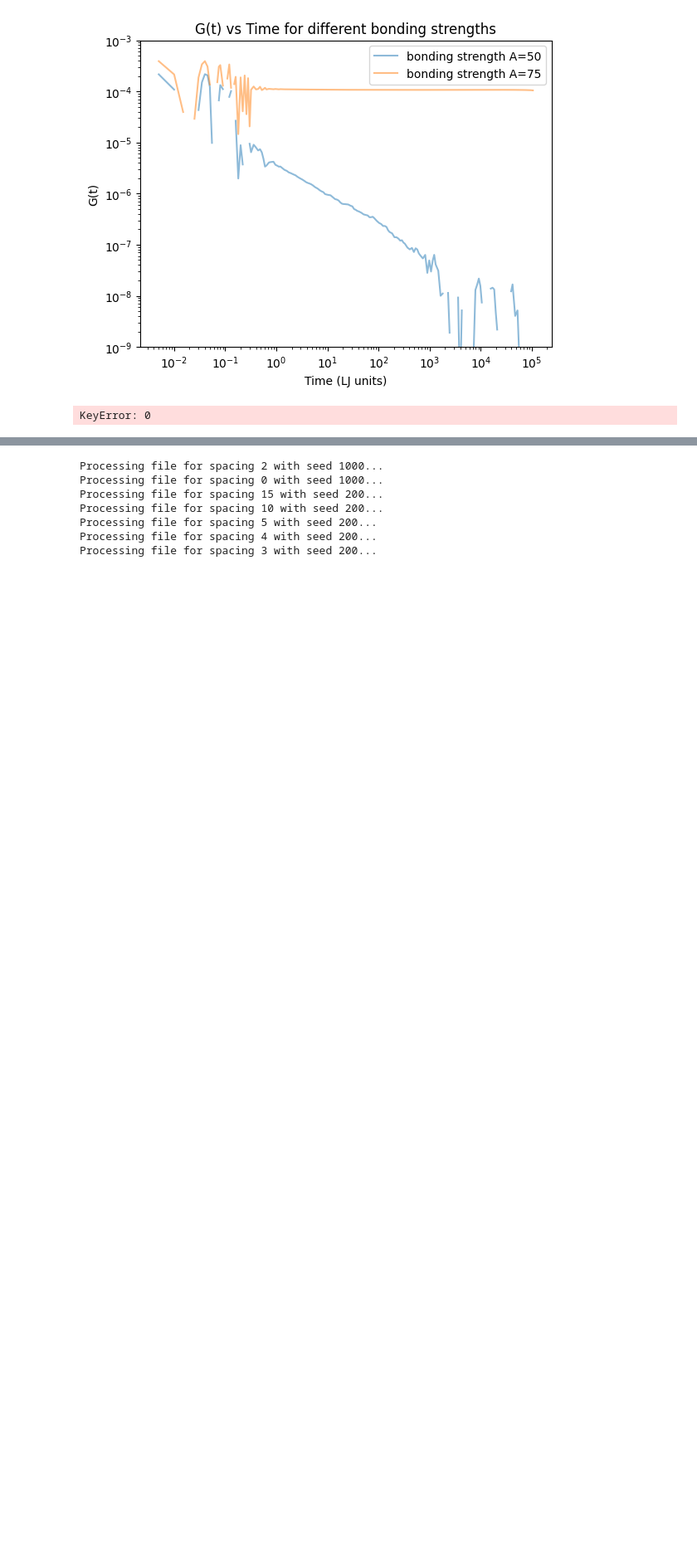
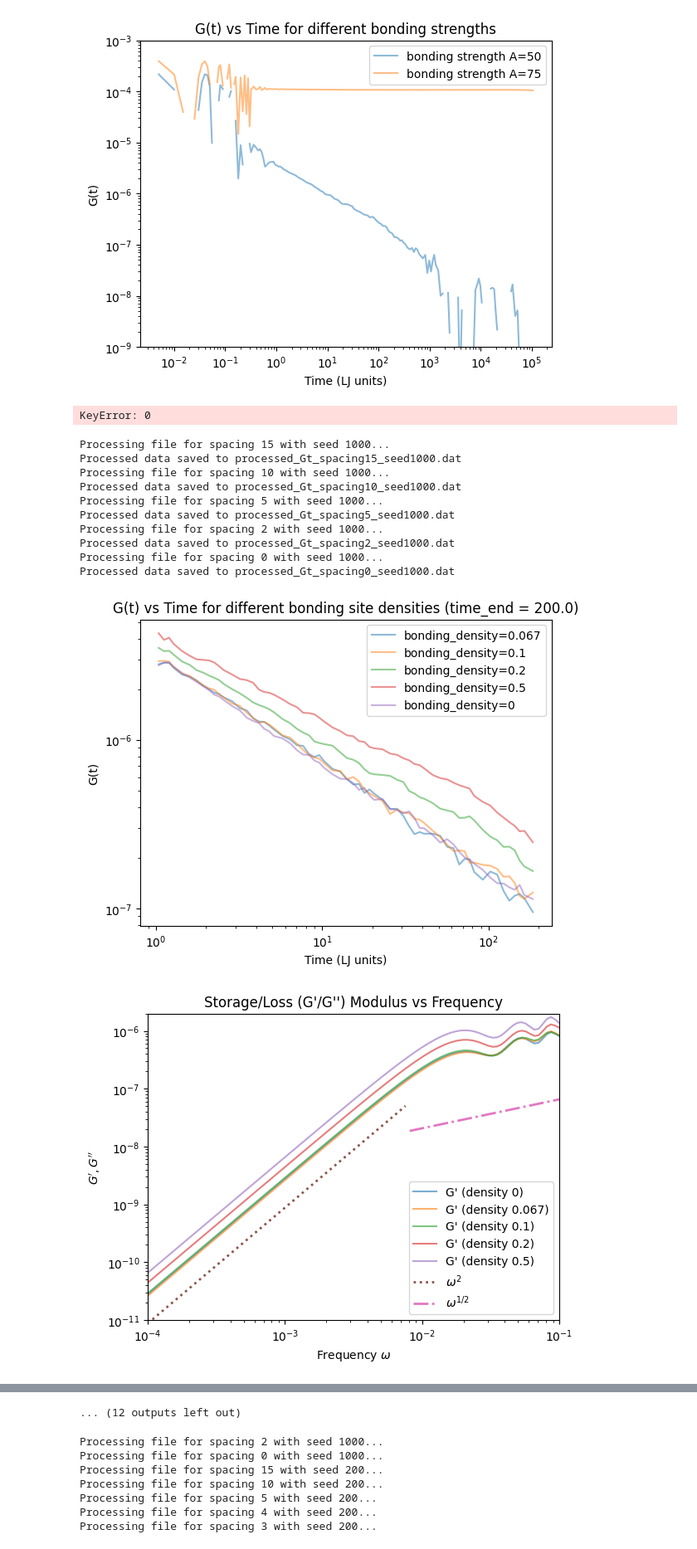
Before and after one commit to anotherbeaver/amine_polymers, a Jupyter notebook: logs/storage_loss_moduli.ipynb, the cells around one changed output, grey strips where cells are left out. Shown at 83% size. Drawn from its saved outputs; the diff is of its cells as text; code cells hidden in the pictures; blank space fills up the shorter version.

```diff
--- a/logs/storage_loss_moduli.ipynb
+++ b/logs/storage_loss_moduli.ipynb
@@ -514,7 +518,7 @@ Comparing the G'/G'' plots with the plots of our actual data
 def plot_Gt_vs_time():
     G_list = []
     time_list = []
-    for i in [15, 10, 5, 2, 0]:
+    for i in spacing_list:
         for seed in [1000]:
             try:
                 file = f"logs/press_50_spacing{i}_seed{seed}.dat"
@@ -916,7 +926,7 @@ import numpy as np
 import matplotlib.pyplot as plt
 
 
-t_end_candidates = [2e2, 5e2, 1e3, 2e3]
+t_end_candidates = [2e2, 5e2, 1e3, 2e3, 5e3, 1e4]
 for t_end in t_end_candidates:
     # t_start = -np.inf
     # t_end = np.inf
@@ -933,30 +943,43 @@ for t_end in t_end_candidates:
     plt.title(f'G(t) vs Time for different bonding site densities (time_end = {t_end})')
     plt.show()
 
     # apply fourier integral to each G(t) in G_list
     storage_moduli = []
     loss_moduli = []
     n = 100
     omega = np.logspace(-4, -1, n)
 
     plot_storage_moduli()
 
     plt.show()
 
 
     # apply fourier integral to each G(t) in G_list
     storage_moduli = []
     loss_moduli = []
     n = 100
     omega = np.logspace(-4, -1, n)
 
     plot_loss_moduli()
 
     plt.show()
 
 
 
 # plt.xlabel('Time (LJ units)')
 # plt.ylabel('C(t)')
 # plt.title('Averaged C(t) vs Time for different bonding site densities')
 # plt.show()
+# %% [output]
+Processing file for spacing 15 with seed 1000...
+Processed data saved to processed_Gt_spacing15_seed1000.dat
+Processing file for spacing 10 with seed 1000...
+Processed data saved to processed_Gt_spacing10_seed1000.dat
+Processing file for spacing 5 with seed 1000...
+Processed data saved to processed_Gt_spacing5_seed1000.dat
+Processing file for spacing 2 with seed 1000...
+Processed data saved to processed_Gt_spacing2_seed1000.dat
+Processing file for spacing 0 with seed 1000...
+Processed data saved to processed_Gt_spacing0_seed1000.dat
+[figure, added]
+[figure, added]
@@ -963,3 +1013,4 @@ for t_end in t_end_candidates:
+... (12 outputs left out)
 # %%
 import pandas as pd
 import numpy as np
```
Also changed, not shown: parts of 9 cells of this notebook, 1 other file.
